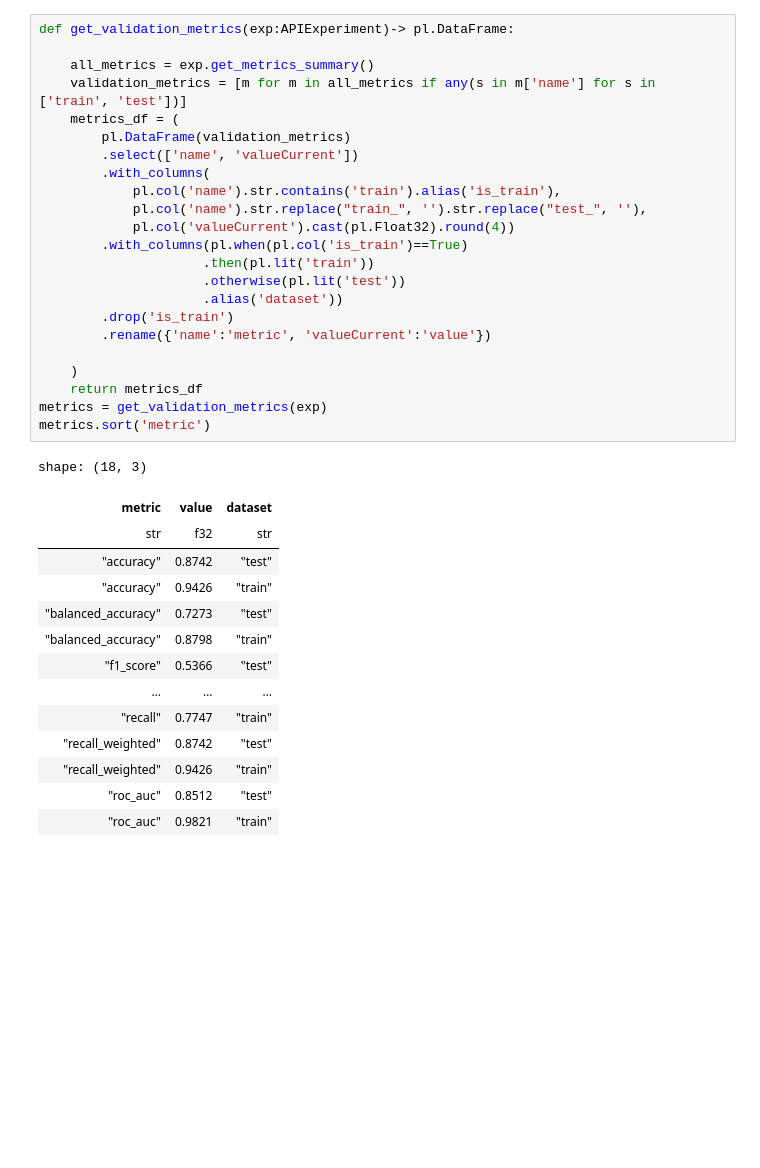
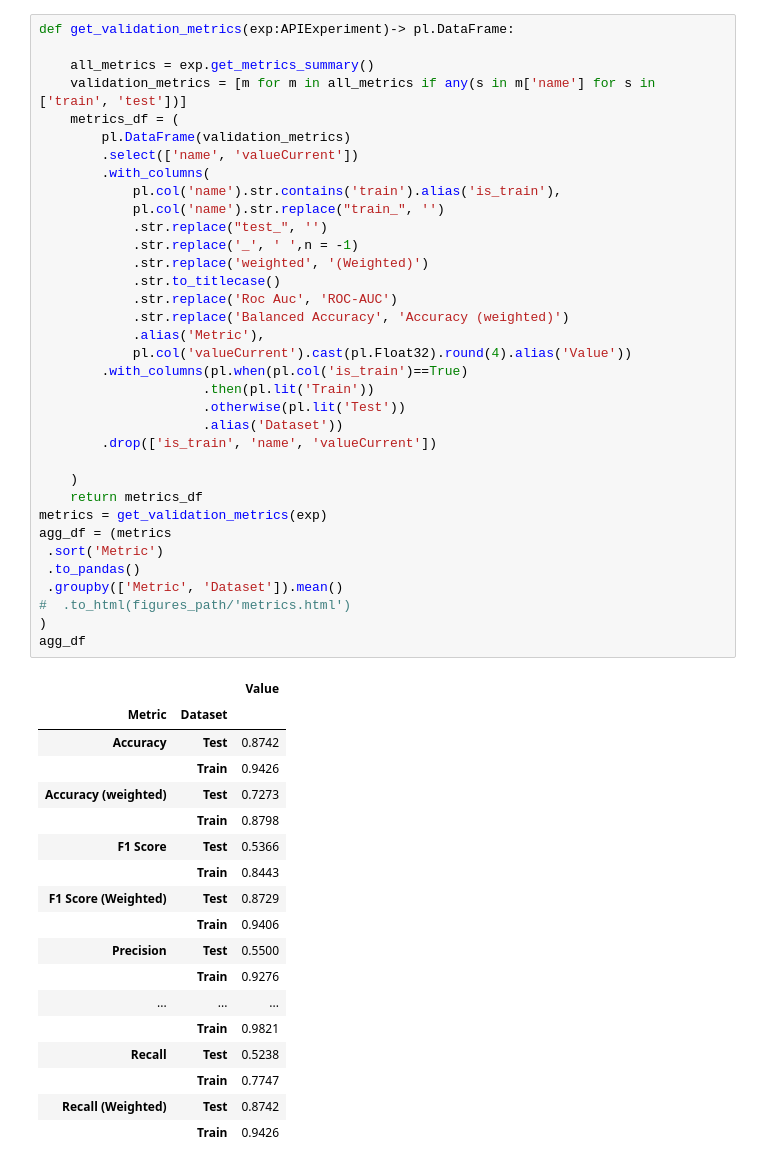
Before and after one commit to Mschaid/transphorm, a Jupyter notebook: reports/final_aa_classifier.ipynb, the cells around one changed output. Cells and saved outputs as stored; diff of their text form; blank space fills up the shorter version.

```diff
--- a/reports/final_aa_classifier.ipynb
+++ b/reports/final_aa_classifier.ipynb
@@ -53,38 +83,54 @@ COMET WARNING: APIExperiment.get_model_data() has been deprecated; please use AP
 # %%
 def get_validation_metrics(exp:APIExperiment)-> pl.DataFrame:
 
     all_metrics = exp.get_metrics_summary()
     validation_metrics = [m for m in all_metrics if any(s in m['name'] for s in ['train', 'test'])]
     metrics_df = (
         pl.DataFrame(validation_metrics)
         .select(['name', 'valueCurrent'])
         .with_columns(
             pl.col('name').str.contains('train').alias('is_train'),
-            pl.col('name').str.replace("train_", '').str.replace("test_", ''),
-            pl.col('valueCurrent').cast(pl.Float32).round(4))
+            pl.col('name').str.replace("train_", '')
+            .str.replace("test_", '')
+            .str.replace('_', ' ',n = -1)
+            .str.replace('weighted', '(Weighted)')
+            .str.to_titlecase()
+            .str.replace('Roc Auc', 'ROC-AUC')
+            .str.replace('Balanced Accuracy', 'Accuracy (weighted)')
+            .alias('Metric'),
+            pl.col('valueCurrent').cast(pl.Float32).round(4).alias('Value'))
         .with_columns(pl.when(pl.col('is_train')==True)
-                     .then(pl.lit('train'))
-                     .otherwise(pl.lit('test'))
-                     .alias('dataset'))
-        .drop('is_train')
-        .rename({'name':'metric', 'valueCurrent':'value'})
+                     .then(pl.lit('Train'))
+                     .otherwise(pl.lit('Test'))
+                     .alias('Dataset'))
+        .drop(['is_train', 'name', 'valueCurrent'])
 
     )
     return metrics_df
 metrics = get_validation_metrics(exp)
-metrics.sort('metric')
+agg_df = (metrics
+ .sort('Metric')
+ .to_pandas()
+ .groupby(['Metric', 'Dataset']).mean()
+#  .to_html(figures_path/'metrics.html')
+)
+agg_df
 # %% [output]
-shape: (18, 3)
-| metric | value | dataset |
-| str | f32 | str |
-| "accuracy" | 0.8742 | "test" |
-| "accuracy" | 0.9426 | "train" |
-| "balanced_accuracy" | 0.7273 | "test" |
-| "balanced_accuracy" | 0.8798 | "train" |
-| "f1_score" | 0.5366 | "test" |
-| … | … | … |
-| "recall" | 0.7747 | "train" |
-| "recall_weighted" | 0.8742 | "test" |
-| "recall_weighted" | 0.9426 | "train" |
-| "roc_auc" | 0.8512 | "test" |
-| "roc_auc" | 0.9821 | "train" |
+|  |  | Value |
+| Metric | Dataset |  |
+| Accuracy | Test | 0.8742 |
+|  | Train | 0.9426 |
+| Accuracy (weighted) | Test | 0.7273 |
+|  | Train | 0.8798 |
+| F1 Score | Test | 0.5366 |
+|  | Train | 0.8443 |
+| F1 Score (Weighted) | Test | 0.8729 |
+|  | Train | 0.9406 |
+| Precision | Test | 0.5500 |
+|  | Train | 0.9276 |
+| ... | ... | ... |
+|  | Train | 0.9821 |
+| Recall | Test | 0.5238 |
+|  | Train | 0.7747 |
+| Recall (Weighted) | Test | 0.8742 |
+|  | Train | 0.9426 |
```
Also changed, not shown: parts of 22 cells of this notebook, 4 other files.
